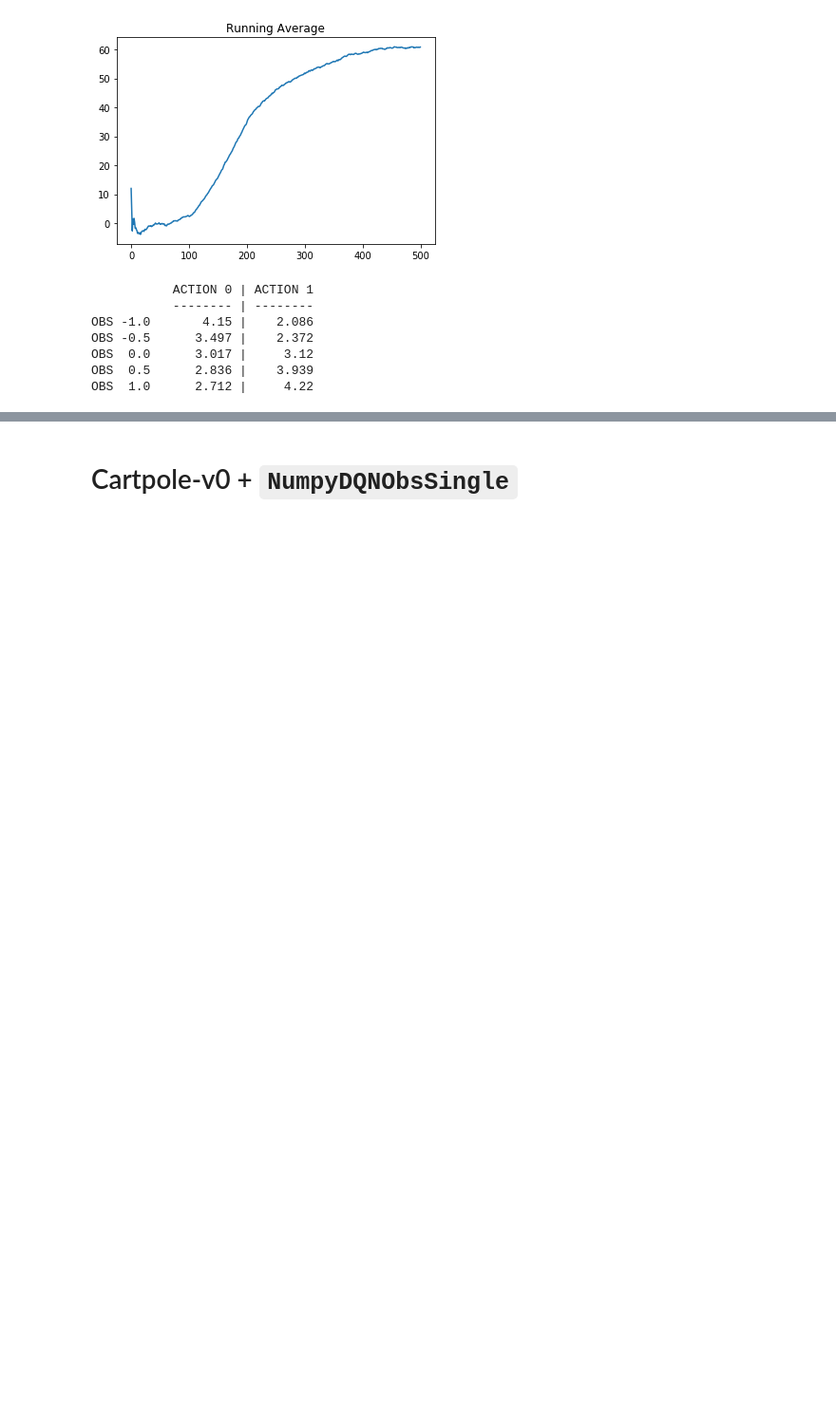
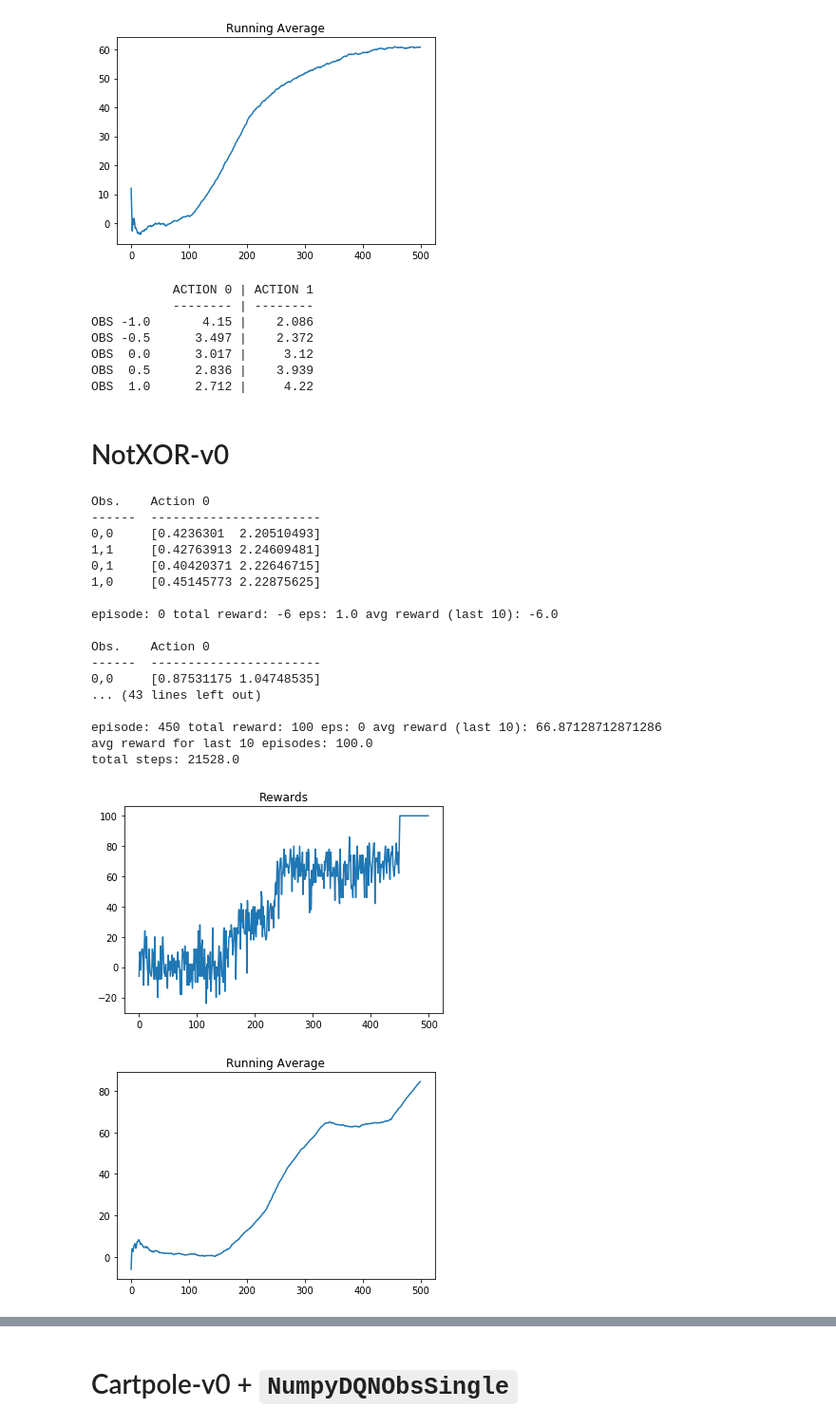
Before and after one commit to jackblandin/research, a Jupyter notebook: experiments/qlearning/dqn/single_obs_dqn/dqn-obs-single.ipynb, the cells around one changed output, grey strips where cells are left out. Shown at 95% size. Cells and saved outputs as stored; diff of their text form; code cells hidden in the pictures; blank space fills up the shorter version.

```diff
--- a/experiments/qlearning/dqn/single_obs_dqn/dqn-obs-single.ipynb
+++ b/experiments/qlearning/dqn/single_obs_dqn/dqn-obs-single.ipynb
@@ -421,3 +421,80 @@ OBS -0.5      3.497 |    2.372
 OBS  0.0      3.017 |     3.12
 OBS  0.5      2.836 |    3.939
 OBS  1.0      2.712 |     4.22
+# %% [markdown]
+# NotXOR-v0
+# %%
+from experiments.utils import NullFeatureTransformer
+env = gym.make('NotXOR-v0')
+env.__init__(max_steps_per_episode=100)
+copy_period = 10
+gamma = .8
+start_obs = env.reset()
+hidden_layer_sizes = [3, 3]
+hidden_layer_opts = {'hidden_layer_sizes': hidden_layer_sizes,
+                     'Z': Sigmoid(),
+                     'learning_rate': 1e-2,
+                     'mu': .7}
+ft = NullFeatureTransformer()
+
+D = 2
+K = 2
+
+model = NumpyDQNObsSingle(env, ft, D=D, K=K,
+                          hidden_layer_opts=hidden_layer_opts,
+                          gamma=gamma, start_obs=start_obs,
+                          min_experiences=1)
+
+print(model)
+
+N = 500
+totalrewards = np.zeros(N)
+
+window = int(N/10)
+for n in range(N):
+    if n >= (N - window):
+        eps = 0
+    else:
+        eps = 1.0/(n+1)**.2
+    totalreward = play_one(env, model, eps, gamma, copy_period)
+    totalrewards[n] = totalreward
+    if n % window == 0:
+        ravg = running_avg(totalrewards, n)
+        print('episode:', n,
+              'total reward:', totalreward,
+              'eps:', eps,
+              'avg reward (last 10):', ravg)
+        print(model)
+
+
+print('avg reward for last 10 episodes:', totalrewards[int(-1*(N/10)):].mean())
+print('total steps:', totalrewards.sum())
+
+plt.plot(totalrewards
+        )
+plt.title("Rewards")
+plt.show()
+
+plot_running_avg(totalrewards)
+
+print(model)
+# %% [output]
+Obs.    Action 0
+------  -----------------------
+0,0     [0.4236301  2.20510493]
+1,1     [0.42763913 2.24609481]
+0,1     [0.40420371 2.22646715]
+1,0     [0.45145773 2.22875625]
+
+episode: 0 total reward: -6 eps: 1.0 avg reward (last 10): -6.0
+
+Obs.    Action 0
+------  -----------------------
+0,0     [0.87531175 1.04748535]
+... (43 lines left out)
+
+episode: 450 total reward: 100 eps: 0 avg reward (last 10): 66.87128712871286
+avg reward for last 10 episodes: 100.0
+total steps: 21528.0
+[figure, added]
+[figure, added]
```
Also changed, not shown: parts of 2 cells of this notebook, 4 other files.
